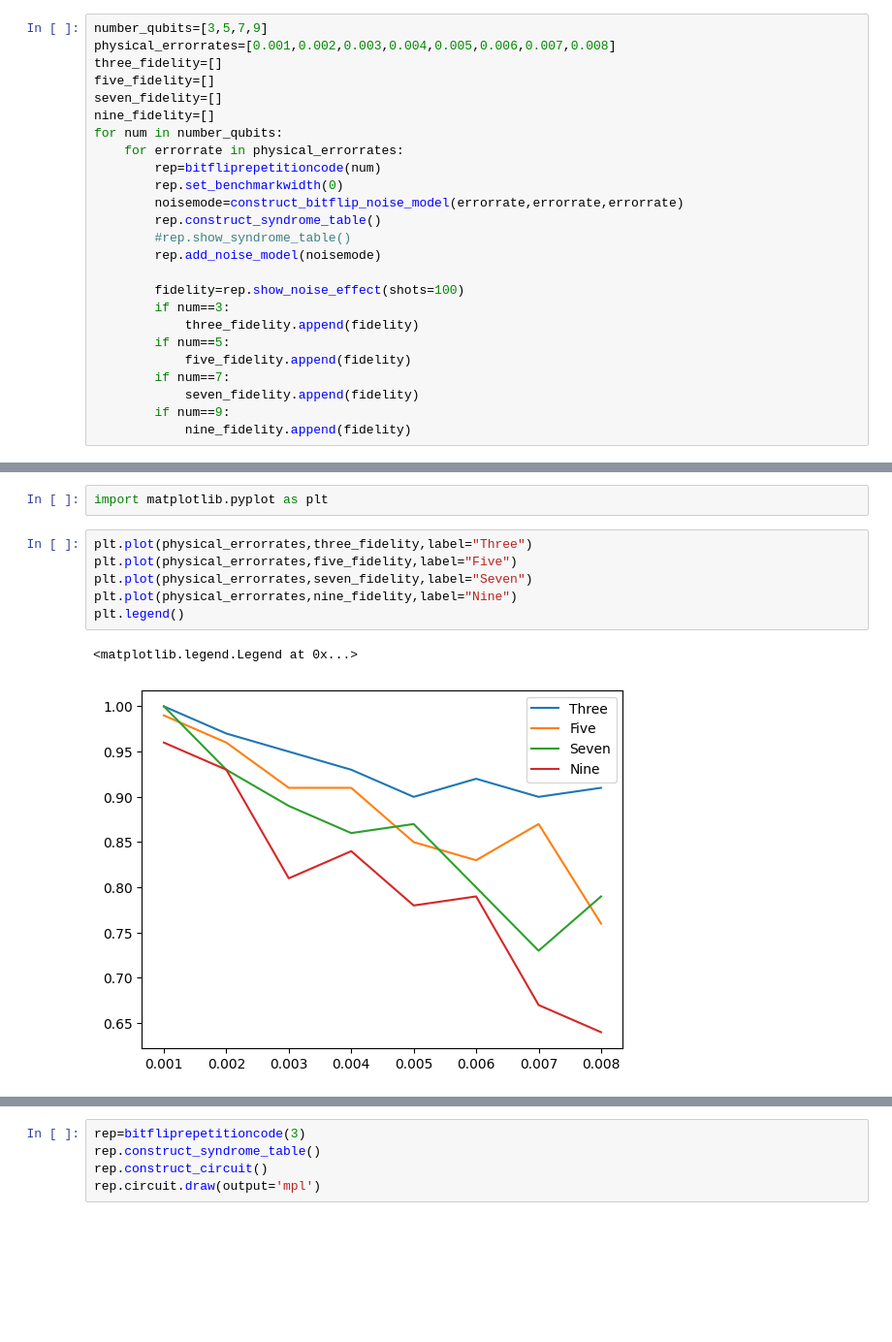
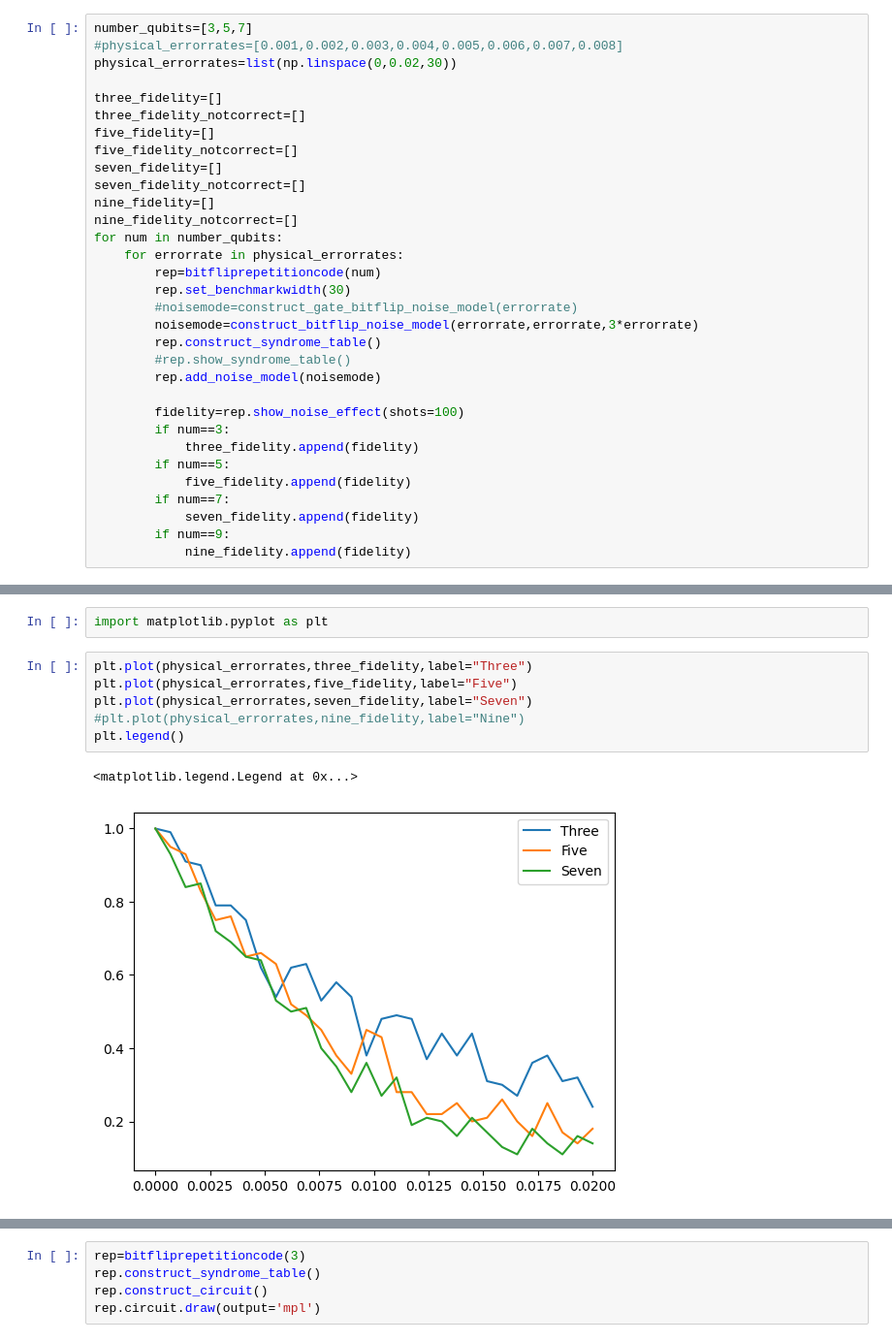
Before and after one commit to QuBruin/DynamicCircuit, a Jupyter notebook: PlotTreshold.ipynb, the cells around one changed output, grey strips where cells are left out. Shown: that part at 97% size. Saved outputs shown, nothing was run; the diff lists cells and outputs as text; blank space fills up the shorter version.

```diff
--- a/PlotTreshold.ipynb
+++ b/PlotTreshold.ipynb
@@ -4,15 +5,22 @@ from Algorithm.noise import construct_bitflip_noise_model,construct_phaseflip_no
 # %%
-number_qubits=[3,5,7,9]
-physical_errorrates=[0.001,0.002,0.003,0.004,0.005,0.006,0.007,0.008]
+number_qubits=[3,5,7]
+#physical_errorrates=[0.001,0.002,0.003,0.004,0.005,0.006,0.007,0.008]
+physical_errorrates=list(np.linspace(0,0.02,30))
+
 three_fidelity=[]
+three_fidelity_notcorrect=[]
 five_fidelity=[]
+five_fidelity_notcorrect=[]
 seven_fidelity=[]
+seven_fidelity_notcorrect=[]
 nine_fidelity=[]
+nine_fidelity_notcorrect=[]
 for num in number_qubits:
     for errorrate in physical_errorrates:
         rep=bitfliprepetitioncode(num)
-        rep.set_benchmarkwidth(0)
-        noisemode=construct_bitflip_noise_model(errorrate,errorrate,errorrate)
+        rep.set_benchmarkwidth(30)
+        #noisemode=construct_gate_bitflip_noise_model(errorrate)
+        noisemode=construct_bitflip_noise_model(errorrate,errorrate,3*errorrate)
         rep.construct_syndrome_table()
         #rep.show_syndrome_table()
         rep.add_noise_model(noisemode)
@@ -49,9 +97,9 @@ import matplotlib.pyplot as plt
 # %%
 plt.plot(physical_errorrates,three_fidelity,label="Three")
 plt.plot(physical_errorrates,five_fidelity,label="Five")
 plt.plot(physical_errorrates,seven_fidelity,label="Seven")
-plt.plot(physical_errorrates,nine_fidelity,label="Nine")
+#plt.plot(physical_errorrates,nine_fidelity,label="Nine")
 plt.legend()
 # %% [output]
 <matplotlib.legend.Legend at 0x...>
-[figure, old version]
+[figure, new version]
```
Also changed, not shown: parts of 6 cells of this notebook, 2 other files.
